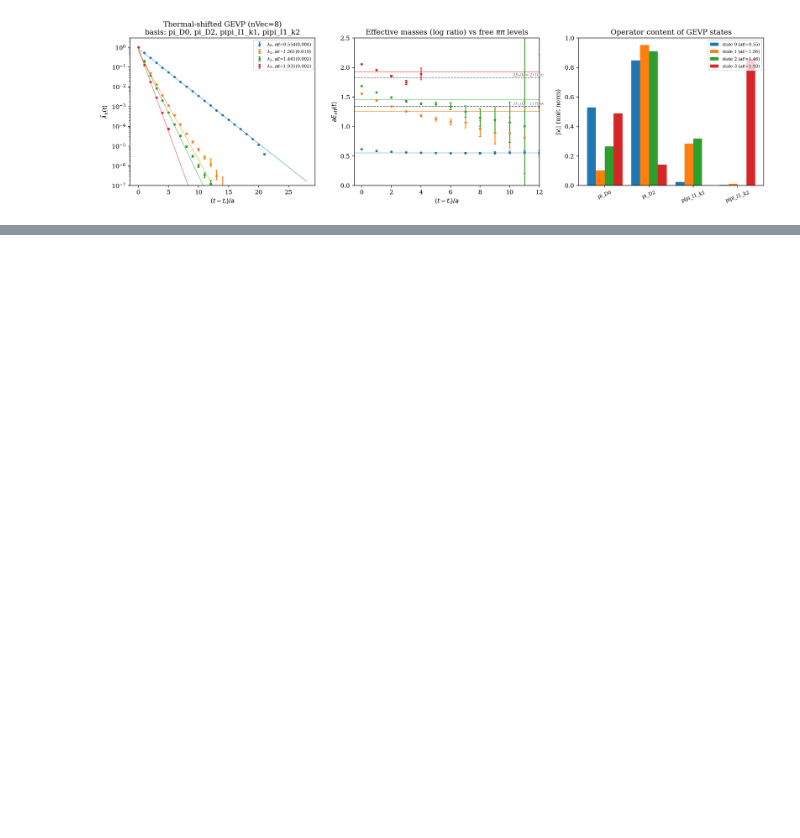
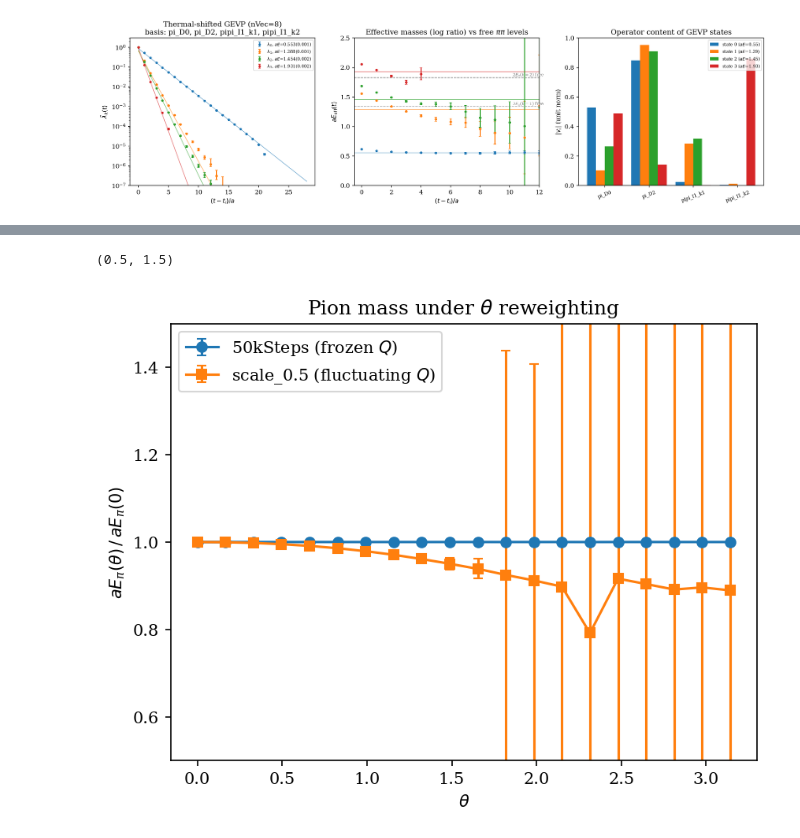
Before and after one commit to wurdahl/schwingerModel, a Jupyter notebook: distillGEVP.ipynb, the cells around one changed output, grey strips where cells are left out. Cells and saved outputs as stored; diff of their text form; code cells hidden in the pictures; blank space fills up the shorter version.

```diff
--- a/distillGEVP.ipynb
+++ b/distillGEVP.ipynb
@@ -184,0 +252,21 @@ Text(0.5, 1.0, 'Pion mass under $\\theta$ reweighting')
+# %%
+#theta scan on the coarse lattice, where Q actually fluctuates
+scan05 = np.array([
+    fitGround(sim.distillation.interpGEVPStats(model05, ops05, data=data05, theta=th,
+                                               ti=ti, numResamples=500, thermalShift=True),
+              lo=2, hi=7)
+    for th in tqdm(thetas)
+])
+# %%
+plt.figure(dpi=150)
+plt.errorbar(thetas, scan[:,0]/scan[0,0],     yerr=scan[:,1]/scan[0,0],     fmt='o-', capsize=3,
+             label='50kSteps (frozen $Q$)')
+plt.errorbar(thetas, scan05[:,0]/scan05[0,0], yerr=scan05[:,1]/scan05[0,0], fmt='s-', capsize=3,
+             label='scale_0.5 (fluctuating $Q$)')
+plt.xlabel(r'$\theta$'); plt.ylabel(r'$aE_\pi(\theta)\,/\,aE_\pi(0)$')
+plt.title(r'Pion mass under $\theta$ reweighting')
+plt.legend()
+plt.ylim([.5,1.5])
+# %% [output]
+(0.5, 1.5)
+[figure, added]
```
Also changed, not shown: parts of 8 cells of this notebook.
